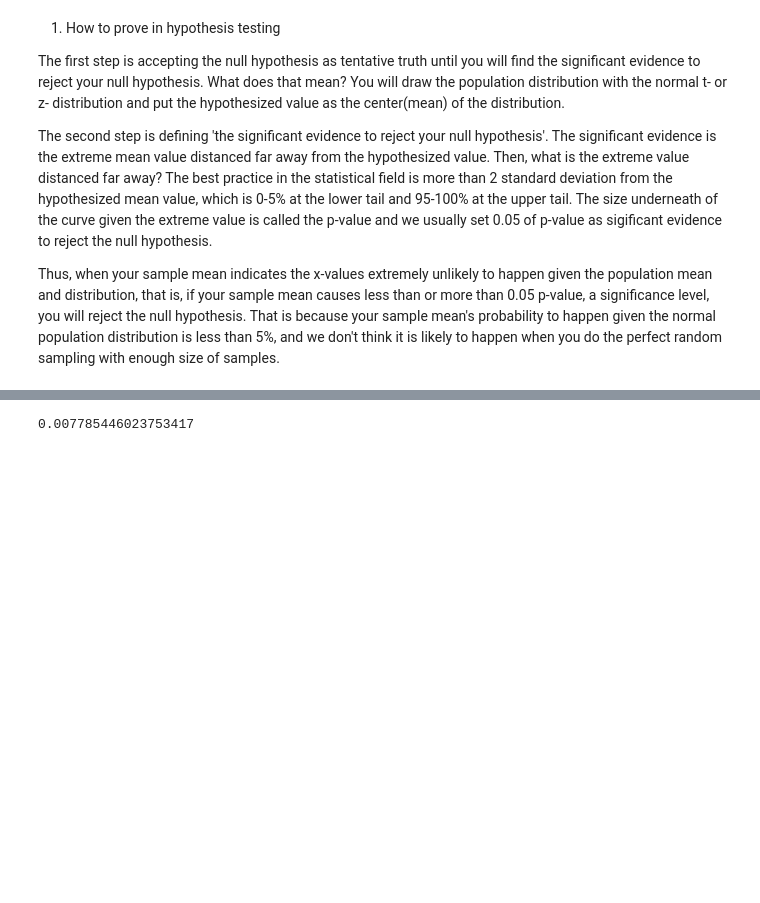
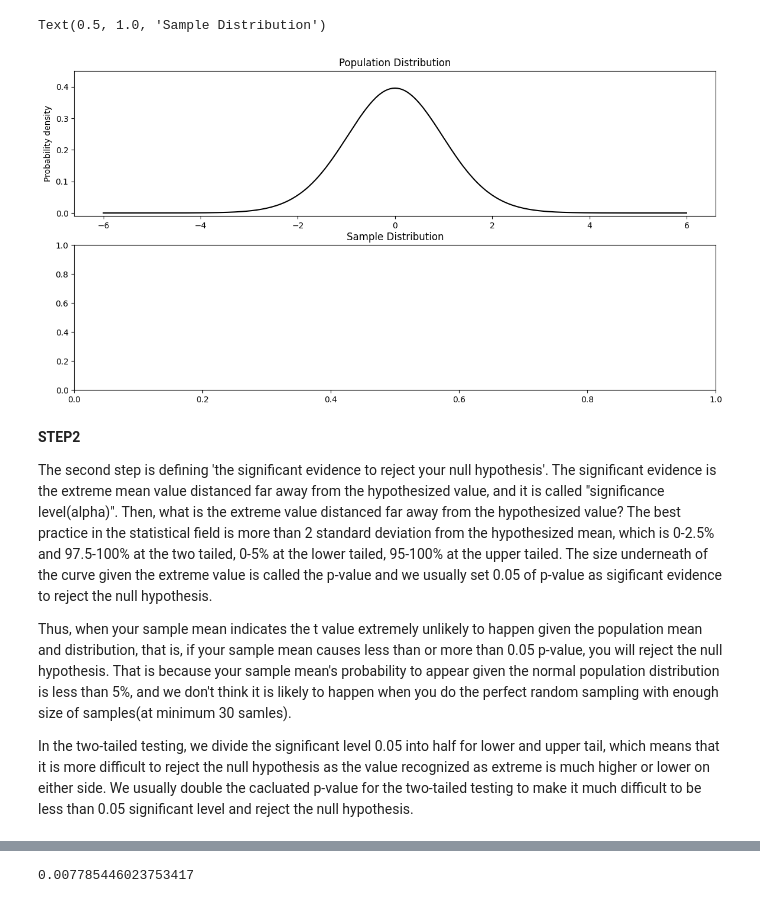
Before and after one commit to Arizonagong/Arizonagong.github.io, a Jupyter notebook: p_value.ipynb, the cells around one changed output, grey strips where cells are left out. Drawn from its saved outputs; the diff is of its cells as text; code cells hidden in the pictures; blank space fills up the shorter version.

```diff
--- a/p_value.ipynb
+++ b/p_value.ipynb
@@ -5,8 +42,29 @@ Hypothesis testing indicates a scientific method proving whether a certain assum
+# %%
+# Create your population distribution using t-distribution.
+df = 35
+fx = [-1.68, 0, 1.68]
+fy = st.t.pdf(fx, df)
+x = np.arange(-6, 6.01, 0.05)
+yy = st.t.pdf(x, df)
+
+## General Setting for the Plot Grid
+fig, ax = plt.subplots(2, 1, figsize=(14, 7))
+#plt.title("Area under the curve for $j_i$")
+
+ax[0].plot(x, yy, color="black")
+ax[0].set_title("Population Distribution")
+ax[0].set_ylim(-0.01, 0.45)
+ax[0].set_ylabel("Probability density")
+
+ax[1].set_title("Sample Distribution")
+# %% [output]
+Text(0.5, 1.0, 'Sample Distribution')
+[figure, added]
 # %% [markdown]
-1. How to prove in hypothesis testing
+**STEP2**
 
-The first step is accepting the null hypothesis as tentative truth until you will find the significant evidence to reject your null hypothesis. What does that mean? You will draw the population distribution with the normal t- or z- distribution and put the hypothesized value as the center(mean) of the distribution.
+The second step is defining 'the significant evidence to reject your null hypothesis'. The significant evidence is the extreme mean value distanced far away from the hypothesized value, and it is called "significance level(alpha)". Then, what is the extreme value distanced far away from the hypothesized value? The best practice in the statistical field is more than 2 standard deviation from the hypothesized mean, which is 0-2.5% and 97.5-100% at the two tailed, 0-5% at the lower tailed, 95-100% at the upper tailed. The size underneath of the curve given the extreme value is called the p-value and we usually set 0.05 of p-value as sigificant evidence to reject the null hypothesis.
 
-The second step is defining 'the significant evidence to reject your null hypothesis'. The significant evidence is the extreme mean value distanced far away from the hypothesized value. Then, what is the extreme value distanced far away? The best practice in the statistical field is more than 2 standard deviation from the hypothesized mean value, which is 0-5% at the lower tail and 95-100% at the upper tail. The size underneath of the curve given the extreme value is called the p-value and we usually set 0.05 of p-value as sigificant evidence to reject the null hypothesis.
+Thus, when your sample mean indicates the t value extremely unlikely to happen given the population mean and distribution, that is, if your sample mean causes less than or more than 0.05 p-value, you will reject the null hypothesis. That is because your sample mean's probability to appear given the normal population distribution is less than 5%, and we don't think it is likely to happen when you do the perfect random sampling with enough size of samples(at minimum 30 samles).
 
-Thus, when your sample mean indicates the x-values extremely unlikely to happen given the population mean and distribution, that is, if your sample mean causes less than or more than 0.05 p-value, a significance level, you will reject the null hypothesis. That is because your sample mean's probability to happen given the normal population distribution is less than 5%, and we don't think it is likely to happen when you do the perfect random sampling with enough size of samples.
+In the two-tailed testing, we divide the significant level 0.05 into half for lower and upper tail, which means that it is more difficult to reject the null hypothesis as the value recognized as extreme is much higher or lower on either side. We usually double the cacluated p-value for the two-tailed testing to make it much difficult to be less than 0.05 significant level and reject the null hypothesis.
```
Also changed, not shown: parts of 12 cells of this notebook, 9 other files.
